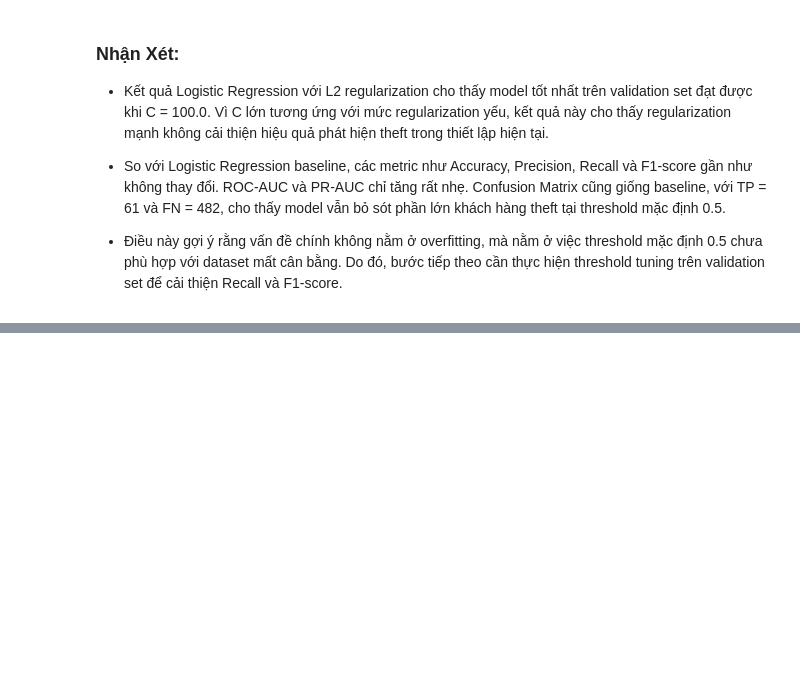
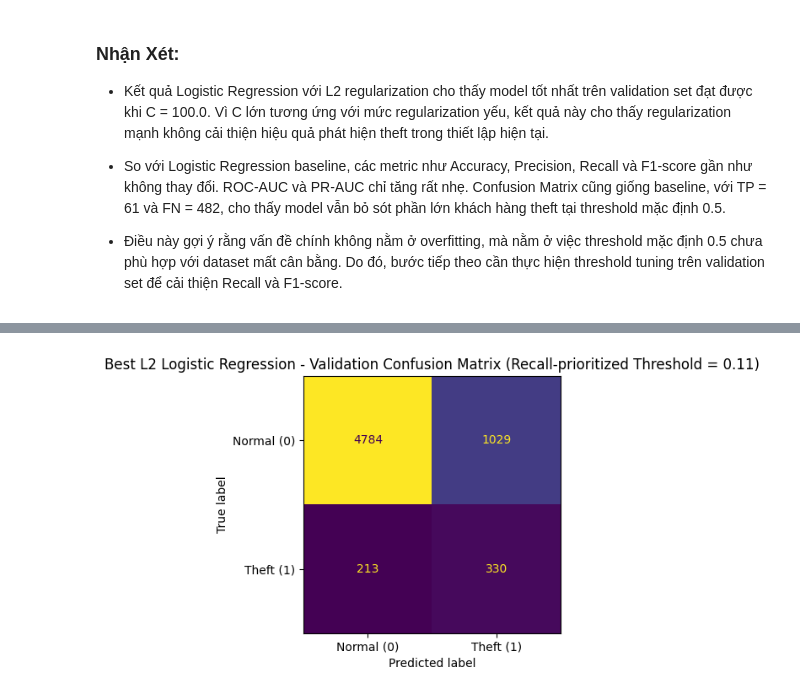
Before and after one commit to longzu-ComputerScience/CS114----ML-Project---Energy-Theft-Detection, a Jupyter notebook: notebooks/model_training_quoc_thai.ipynb, the cells around one changed output, grey strips where cells are left out. Cells and saved outputs as stored; diff of their text form; code cells hidden in the pictures; blank space fills up the shorter version.

```diff
--- a/notebooks/model_training_quoc_thai.ipynb
+++ b/notebooks/model_training_quoc_thai.ipynb
@@ -667,0 +939,13 @@ l2_best_val_cm = plot_confusion_matrix_custom(
+# %%
+# 11.9. Confusion matrix với Recall-prioritized threshold
+
+recall_priority_val_cm = plot_confusion_matrix_custom(
+    y_true=y_val,
+    y_pred=y_val_pred_l2_recall_priority,
+    title=(
+        "Best L2 Logistic Regression - Validation Confusion Matrix "
+        f"(Recall-prioritized Threshold = {recall_priority_threshold:.2f})"
+    ),
+)
+# %% [output]
+[figure, added]
```
Also changed, not shown: parts of 9 cells of this notebook.
